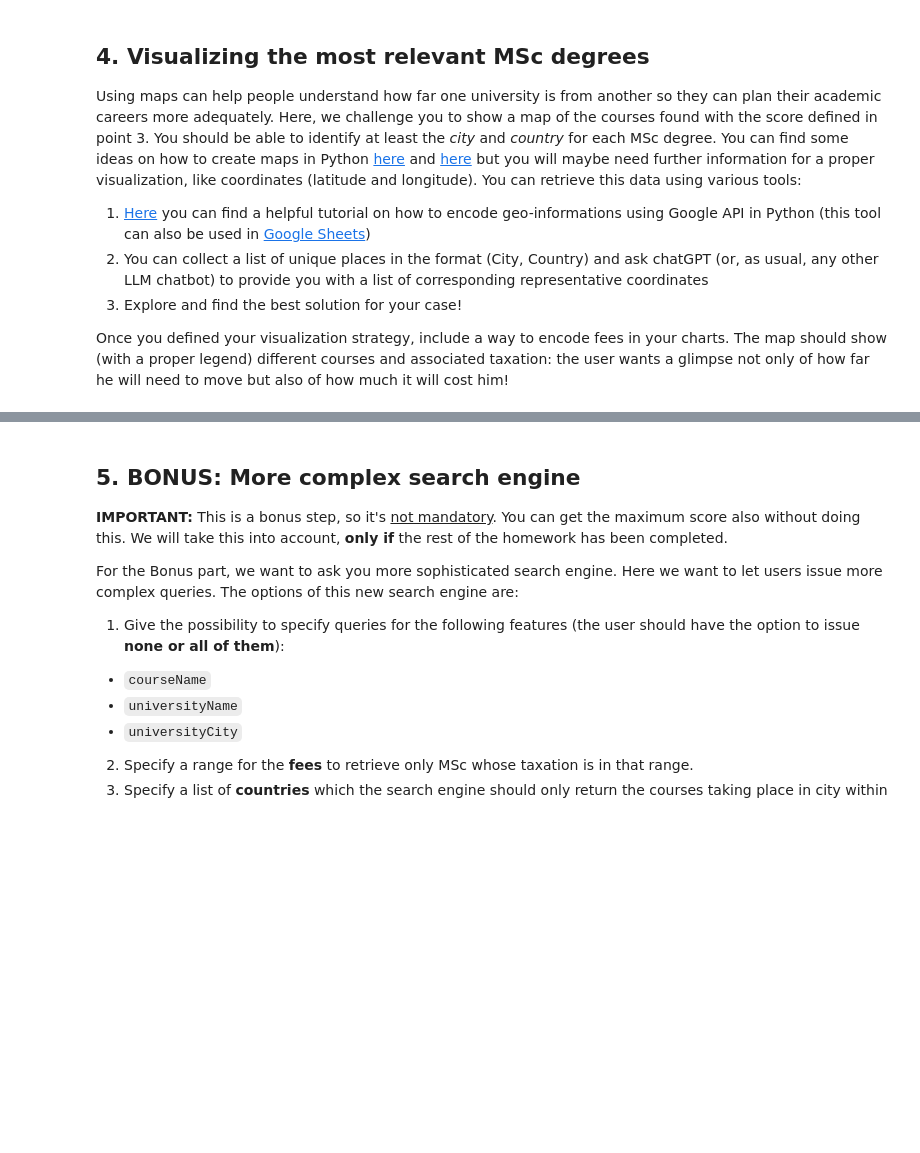
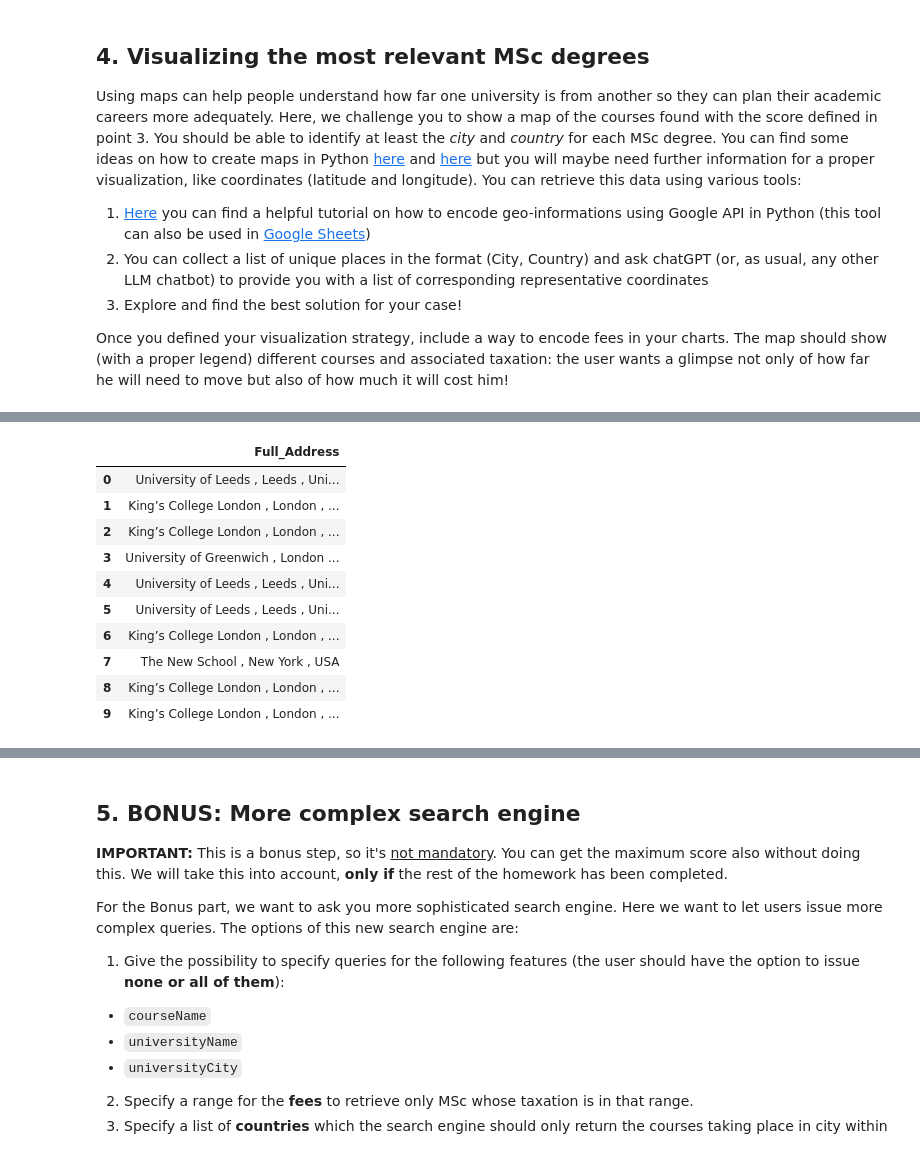
Before and after one commit to denizyy/ADM-HW3, a Jupyter notebook: HW3.ipynb, the cells around one changed output, grey strips where cells are left out. Cells and saved outputs as stored; diff of their text form; code cells hidden in the pictures; blank space fills up the shorter version.

```diff
--- a/HW3.ipynb
+++ b/HW3.ipynb
@@ -658,0 +794,20 @@ Once you defined your visualization strategy, include a way to encode fees in yo
+# %%
+# Get new column with full address
+merged_df['Full_Address'] = merged_df['universityName'].astype(str) + ',' +  merged_df['city'] + ',' + merged_df['country']
+merged_df = merged_df.drop(columns = ['universityName','city','country'])
+
+# Lets just pass the full address column to the google API
+df_address= merged_df.iloc[:,-1:]
+df_address.head(10)
+# %% [output]
+|  | Full_Address |
+| 0 | University of Leeds , Leeds , Uni... |
+| 1 | King’s College London , London , ... |
+| 2 | King’s College London , London , ... |
+| 3 | University of Greenwich , London ... |
+| 4 | University of Leeds , Leeds , Uni... |
+| 5 | University of Leeds , Leeds , Uni... |
+| 6 | King’s College London , London , ... |
+| 7 | The New School , New York , USA |
+| 8 | King’s College London , London , ... |
+| 9 | King’s College London , London , ... |
```
Also changed, not shown: parts of 23 cells of this notebook, 1 other file.
